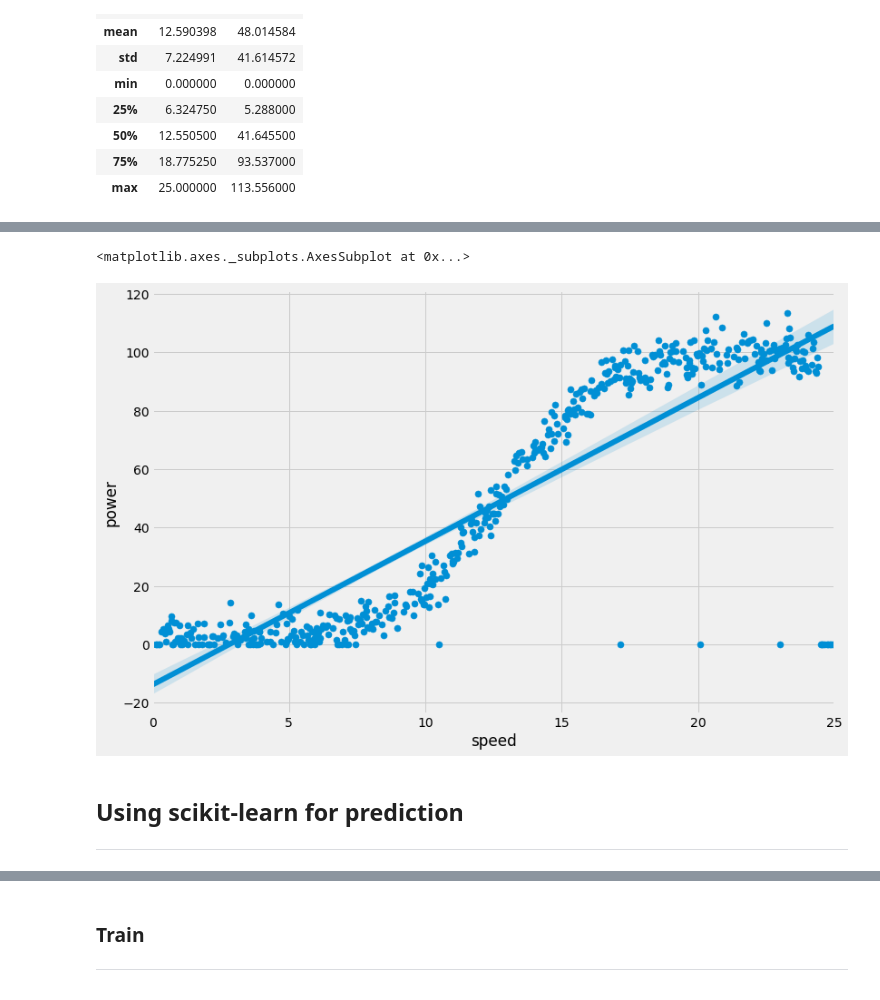
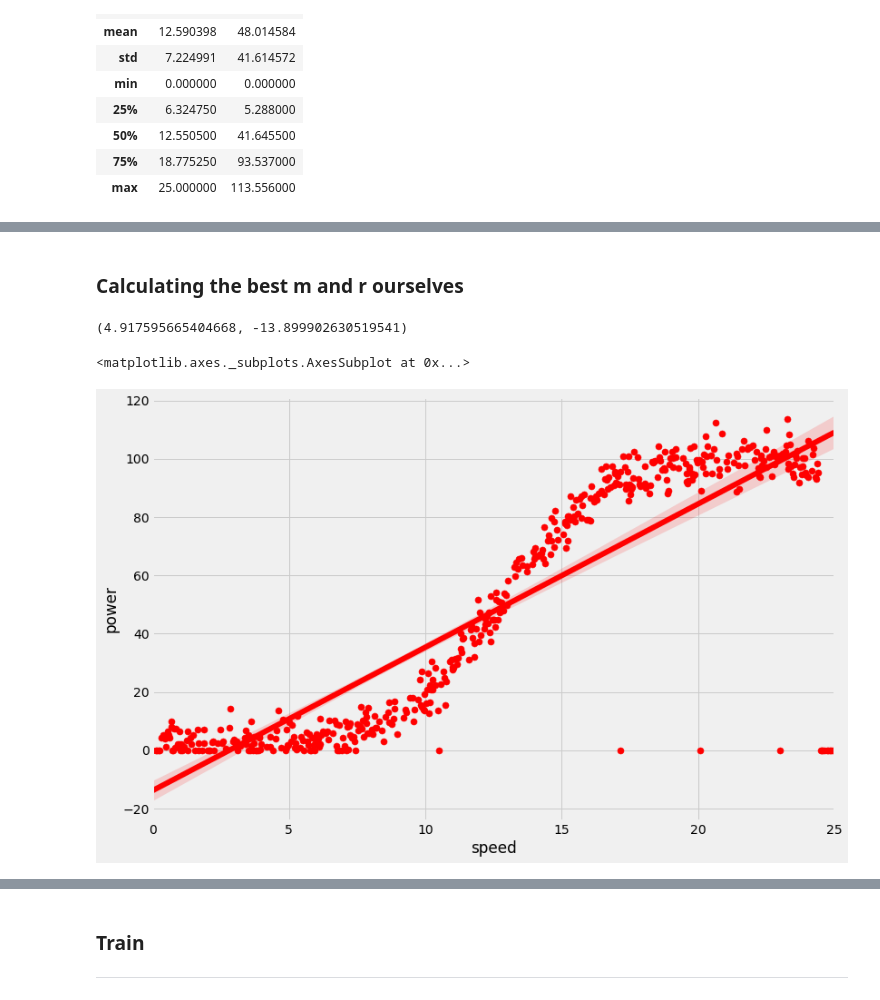
Before and after one commit to G00387867/FDA-project, a Jupyter notebook: power-production.ipynb, the cells around one changed output, grey strips where cells are left out. Cells and saved outputs as stored; diff of their text form; code cells hidden in the pictures.

```diff
--- a/power-production.ipynb
+++ b/power-production.ipynb
@@ -86,9 +116,27 @@ sns.scatterplot(data = df, x = "speed", y = "power")
+# %% [markdown]
+### Calculating the best m and r ourselves
+# %%
+# Calculate mean speed and mean power.
+speed_avg = np.mean(speed)
+power_avg = np.mean(power)
+
+# Subtract means from speed and power.
+speed_zero = speed - speed_avg
+power_zero = power - power_avg
+
+# Dot product of mean-adjusted speed and power divided by dot product of mean adjusted speed with itself.
+m = np.sum(speed_zero * power_zero) / np.sum(speed_zero * speed_zero)
+
+# Subtract m times average x from average y.
+p = power_avg - m * speed_avg
+
+# Let's have a look - same values as above.
+m, p
+# %% [output]
+(4.917595665404668, -13.899902630519541)
 # %%
 # simple linear regression by using seaborn [1]
-sns.regplot(x = "speed", y = "power", data = df, x_estimator=np.mean)
+sns.regplot(x = "speed", y = "power", data = df, x_estimator=np.mean, color = "r")
 # %% [output]
 <matplotlib.axes._subplots.AxesSubplot at 0x...>
-[figure, old version]
+[figure, new version]
-# %% [markdown]
-## Using scikit-learn for prediction
----
```
Also changed, not shown: parts of 22 cells of this notebook.
